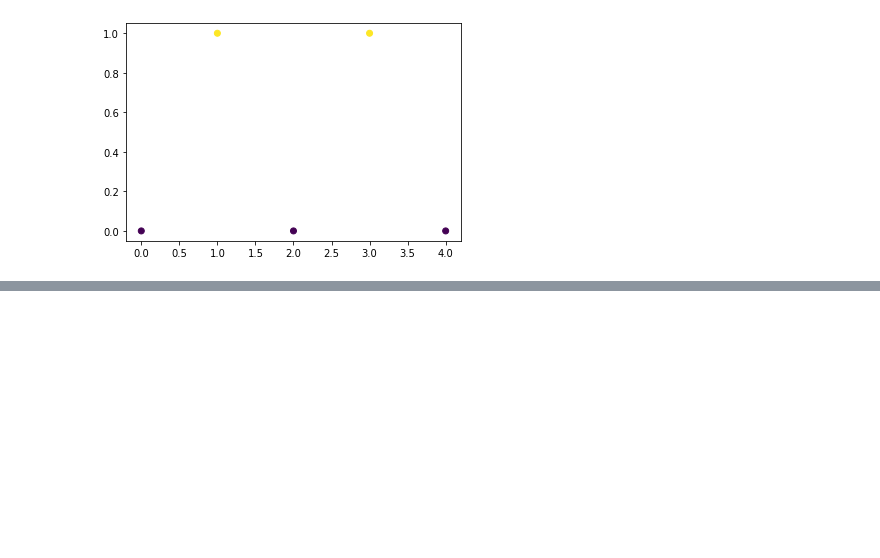
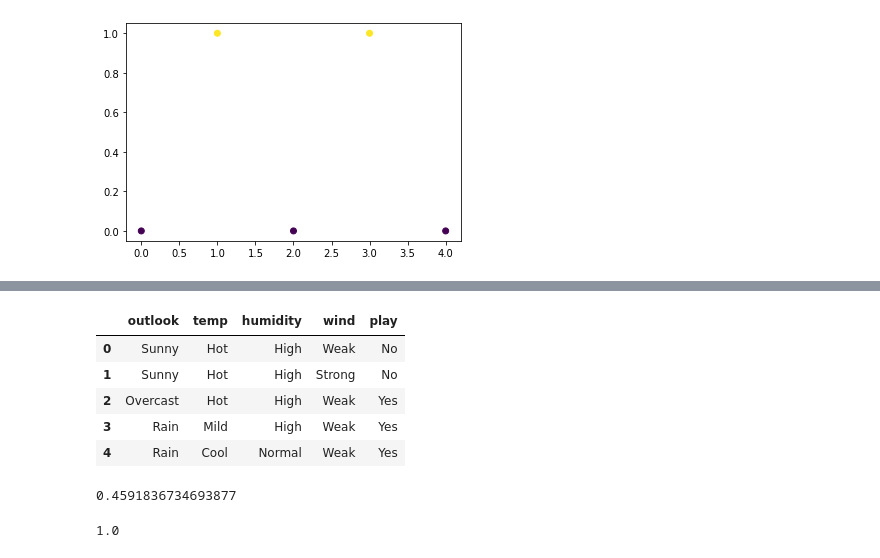
Before and after one commit to Diwakar-Gupta/LrcDataScience, a Jupyter notebook: 22-01-31-Decision_Tree/Codes.ipynb, the cells around one changed output, grey strips where cells are left out. Saved outputs shown, nothing was run; the diff lists cells and outputs as text; code cells hidden in the pictures; blank space fills up the shorter version.

```diff
--- a/22-01-31-Decision_Tree/Codes.ipynb
+++ b/22-01-31-Decision_Tree/Codes.ipynb
@@ -53,0 +59,12 @@ plt.show()
+# %%
+df = pd.read_csv('/content/play_tennis.csv')
+df = df.drop('day', axis = 1)
+# %%
+df.head()
+# %% [output]
+|  | outlook | temp | humidity | wind | play |
+| 0 | Sunny | Hot | High | Weak | No |
+| 1 | Sunny | Hot | High | Strong | No |
+| 2 | Overcast | Hot | High | Weak | Yes |
+| 3 | Rain | Mild | High | Weak | Yes |
+| 4 | Rain | Cool | Normal | Weak | Yes |
@@ -53,0 +74,4 @@ plt.show()
+# %%
+1-((Y.value_counts()/Y.size)**2).sum()
+# %% [output]
+0.4591836734693877
@@ -53,0 +150,6 @@ plt.show()
+# %%
+from sklearn.metrics import accuracy_score
+
+accuracy_score(Y, model.predict(X))
+# %% [output]
+1.0
```
Also changed, not shown: parts of 12 cells of this notebook.
